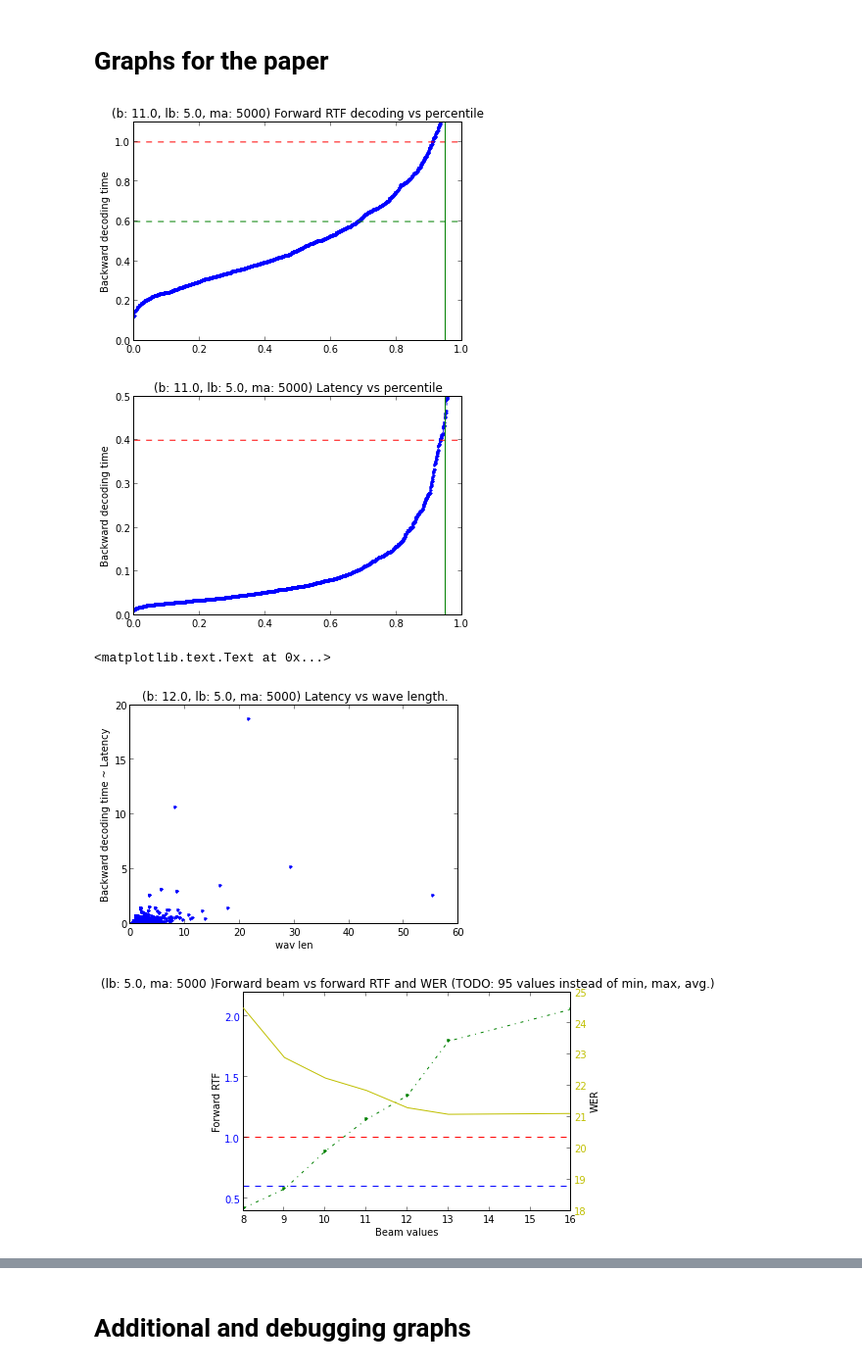
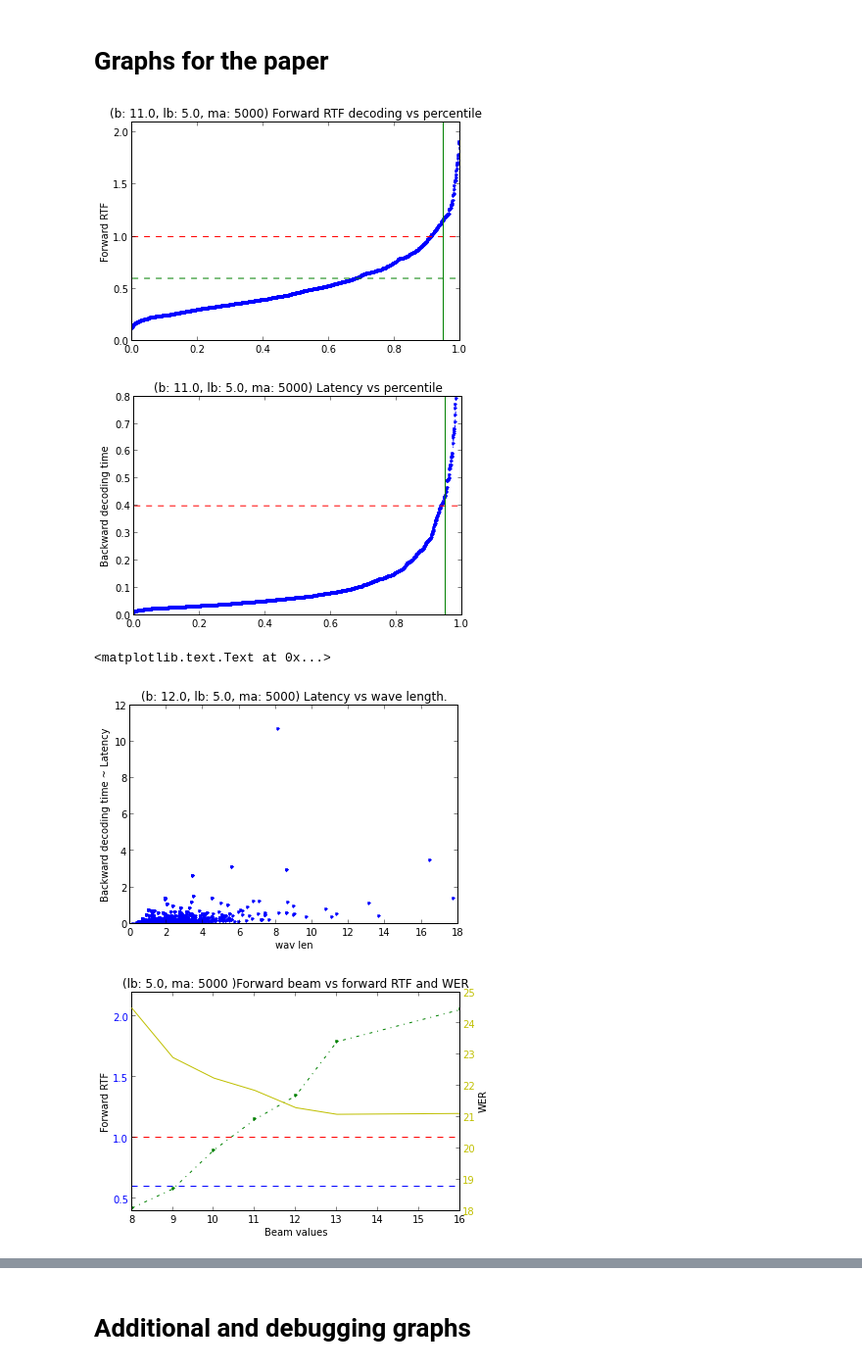
Before and after one commit to oplatek/pykaldi-eval, a Jupyter notebook: Pykaldi-evaluation.ipynb, the cells around one changed output, grey strips where cells are left out. Shown at 98% size. Cells and saved outputs as stored; diff of their text form; code cells hidden in the pictures.

```diff
--- a/Pykaldi-evaluation.ipynb
+++ b/Pykaldi-evaluation.ipynb
@@ -40,7 +40,9 @@ with open('./1635.ma5000_wer30.pickle.log', 'r') as r:
     sys_time_r = pickle.load(r)
     user_time_r = pickle.load(r)
 
-
+# Filter out extremes (wavs with length max_wav_len+ s), where VAD failed
+max_wav_len = 20.0
+user_time_r = [ rec for rec in user_time_r if rec.wav_len < max_wav_len]
 
 beam_range = sorted(list(set([rec.beam for rec in sys_time_r])))
 lat_beam_range = sorted(list(set([rec.lattice_beam for rec in user_time_r])))
@@ -115,17 +117,17 @@ percents_95 = percents[0:int(0.95*len(percents))]
 #plot(percents_95, [1.0] * len(percents_95), 'r--')
 
 # subplot(2,1,2)
-ylim([0, 1.1])
+ylim([0, 2.1])
 plot(percents, rtf, '.-.')
 title('(b: %0.1f, lb: %0.1f, ma: %d) Forward RTF decoding vs percentile' % (beam, lat_beam, max_active))
-ylabel('Backward decoding time')
+ylabel('Forward RTF')
 plot(percents, [0.6] * len(percents), 'g--')
 plot(percents, [1.0] * len(percents), 'r--')
 axvline(0.95, color='g')
 
 savefig('frtf_vs_prc.png', bbox_inches='tight')
 # %% [output]
-[figure, old version]
+[figure, new version]
 # %%
 beam, lat_beam, max_active = beam_range[3], lat_beam_range[4], max_active_range[0]
 bt = sorted([ rec.backwardlen for rec in user_time_r if rec.beam == beam and rec.lattice_beam == lat_beam and rec.max_active == max_active])
@@ -141,7 +143,7 @@ percents_95 = percents[0:int(0.95*len(percents))]
 #plot(percents_95, [0.4] * len(percents_95), 'r--')
 
 #subplot(2,1,2)
-ylim([0, 0.5])
+ylim([0, 0.8])
 plot(percents, bt,'.-.')
 title('(b: %0.1f, lb: %0.1f, ma: %d) Latency vs percentile' % (beam, lat_beam, max_active))
 ylabel('Backward decoding time')
@@ -149,7 +151,7 @@ plot(percents, [0.4] * len(percents), 'r--')
 axvline(0.95, color='g')
 savefig('lat_vs_prc.png', bbox_inches='tight')
 # %% [output]
-[figure, old version]
+[figure, new version]
 # %%
 wl_dup, bt, beam, lat_beam, max_active = [], [], beam_range[4], lat_beam_range[4], max_active_range[0]
 
@@ -167,7 +169,7 @@ ylabel('Backward decoding time ~ Latency')
 title('(b: %0.1f, lb: %0.1f, ma: %d) Latency vs wave length.' % (beam, lat_beam, max_active))
 # %% [output]
 <matplotlib.text.Text at 0x...>
-[figure, old version]
+[figure, new version]
 # %%
 lat_beam, max_active = lat_beam_range[4], max_active_range[0]
 p95f, avgf, maxf, werl = [], [], [], []
@@ -177,35 +179,35 @@ for beam in beam_range:
 
 
     wers = [ cwer(rec.ins, rec.dl, rec.sub, rec.refer_words) for rec in sys_time_r if rec.beam == beam and rec.lattice_beam == lat_beam
                     and rec.max_active == max_active]
     assert len(wers) == 1, 'wer is computed for each setting on all utterances at once-> 1 value'
     p95f.append(forwardrtf[int(0.95 * len(forwardrtf))])
     werl.append(wers[0])
     avgf.append(sum(forwardrtf) / float(len(forwardrtf)))
     maxf.append(max(forwardrtf))
 
 fig, ax1 = subplots()
 ax1.plot(beam_range, p95f, 'g.-.')
 # ax1.plot(beam_range, avgf, 'b.-.')
 # ax1.plot(beam_range, maxf, 'r.-.')
 ax1.plot(beam_range, [1.0] * len(beam_range), 'r--')
 ax1.plot(beam_range, [0.6] * len(beam_range), 'b--')
 ax1.set_xlabel('Beam values')
 ax1.set_ylabel('Forward RTF')
 for tl in ax1.get_yticklabels():
     tl.set_color('b')
 
 ax2 = ax1.twinx()
 ax2.plot(beam_range, werl, 'y')
 ax2.set_ylabel('WER')
 ylim([18.0, 25.0])
 for tl in ax2.get_yticklabels():
     tl.set_color('y')
 
-title('(lb: %0.1f, ma: %d )Forward beam vs forward RTF and WER (TODO: 95 values instead of min, max, avg.)' % (lat_beam, max_active))
+title('(lb: %0.1f, ma: %d )Forward beam vs forward RTF and WER' % (lat_beam, max_active))
 savefig('beam_vs_rtfwer.png', bbox_inches='tight')
 # %% [output]
-[figure, old version]
+[figure, new version]
 # %%
 print beam_range
 beam, max_active = beam_range[5], max_active_range[0]
```
Also changed, not shown: parts of 4 cells of this notebook.
